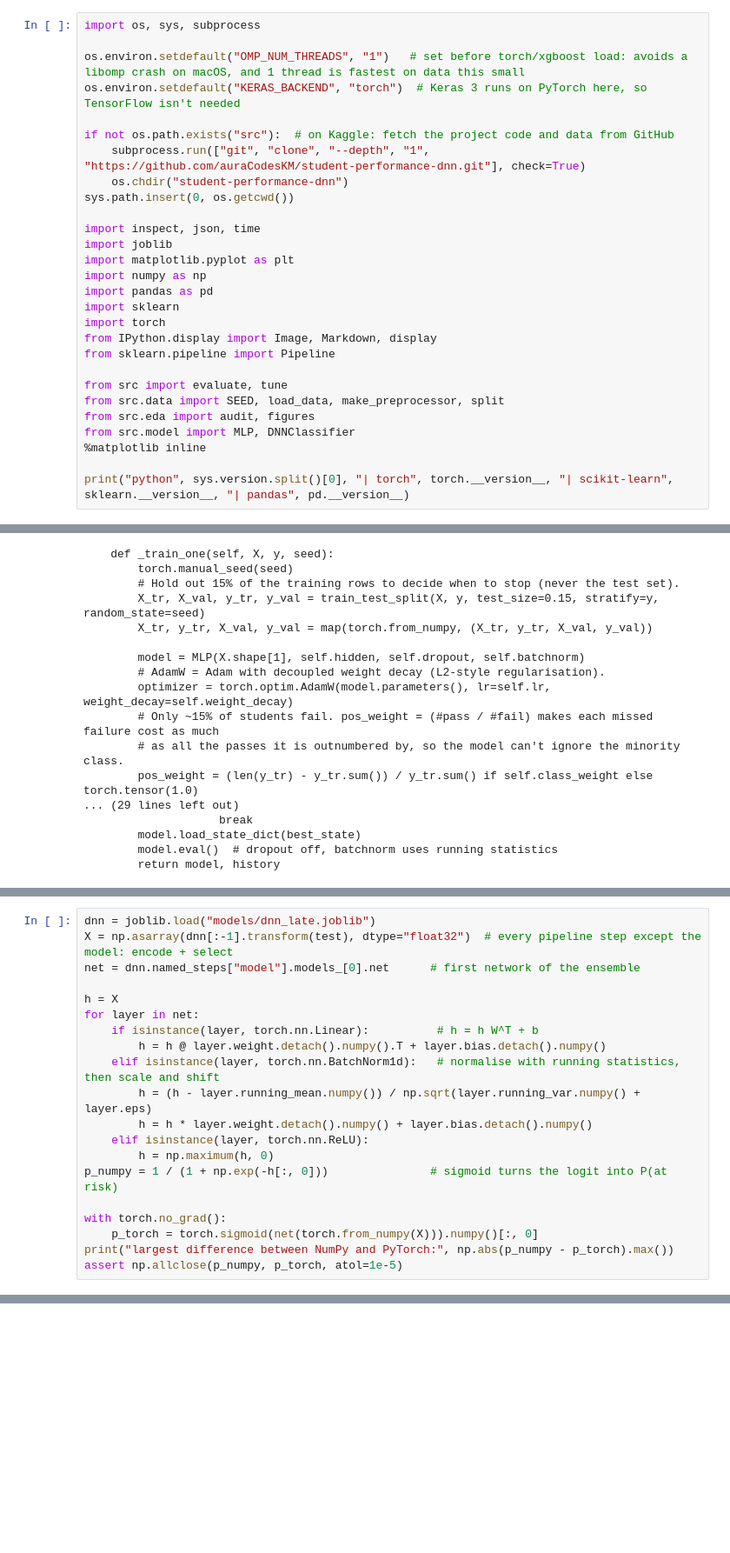
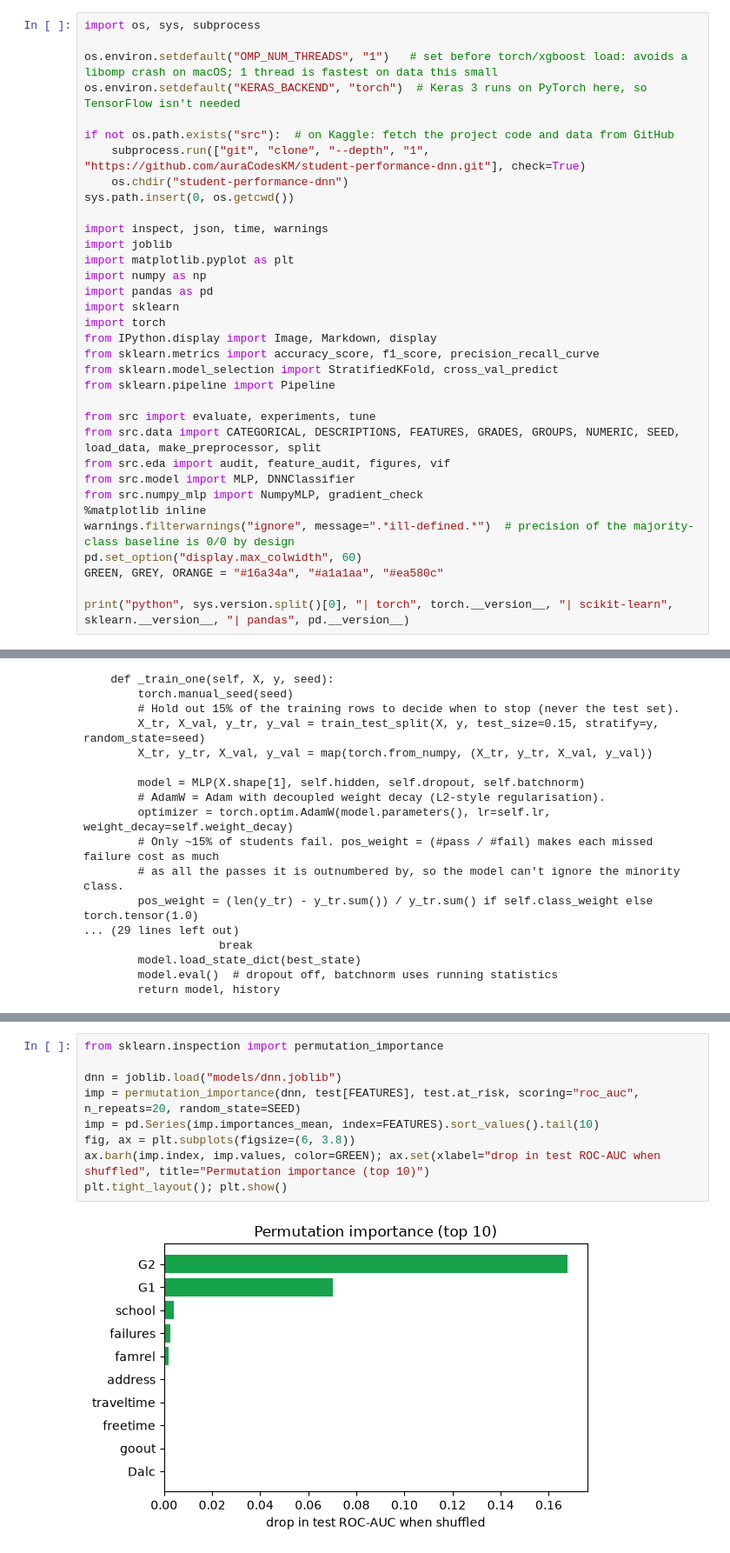
Before and after one commit to auraCodesKM/student-performance-dnn, a Jupyter notebook: student_performance_dnn.ipynb, the cells around one changed output, grey strips where cells are left out. Shown at 87% size. Saved outputs shown, nothing was run; the diff lists cells and outputs as text; blank space fills up the shorter version.

```diff
--- a/student_performance_dnn.ipynb
+++ b/student_performance_dnn.ipynb
@@ -34,7 +30,7 @@ The code lives in `src/`, one file per stage, and every section below calls it.
 # %%
 import os, sys, subprocess
 
-os.environ.setdefault("OMP_NUM_THREADS", "1")   # set before torch/xgboost load: avoids a libomp crash on macOS, and 1 thread is fastest on data this small
+os.environ.setdefault("OMP_NUM_THREADS", "1")   # set before torch/xgboost load: avoids a libomp crash on macOS; 1 thread is fastest on data this small
 os.environ.setdefault("KERAS_BACKEND", "torch")  # Keras 3 runs on PyTorch here, so TensorFlow isn't needed
 
 if not os.path.exists("src"):  # on Kaggle: fetch the project code and data from GitHub
@@ -42,7 +38,7 @@ if not os.path.exists("src"):  # on Kaggle: fetch the project code and data from
     os.chdir("student-performance-dnn")
 sys.path.insert(0, os.getcwd())
 
-import inspect, json, time
+import inspect, json, time, warnings
 import joblib
 import matplotlib.pyplot as plt
 import numpy as np
@@ -50,13 +46,19 @@ import pandas as pd
 import sklearn
 import torch
 from IPython.display import Image, Markdown, display
+from sklearn.metrics import accuracy_score, f1_score, precision_recall_curve
+from sklearn.model_selection import StratifiedKFold, cross_val_predict
 from sklearn.pipeline import Pipeline
 
-from src import evaluate, tune
-from src.data import SEED, load_data, make_preprocessor, split
-from src.eda import audit, figures
+from src import evaluate, experiments, tune
+from src.data import CATEGORICAL, DESCRIPTIONS, FEATURES, GRADES, GROUPS, NUMERIC, SEED, load_data, make_preprocessor, split
+from src.eda import audit, feature_audit, figures, vif
 from src.model import MLP, DNNClassifier
+from src.numpy_mlp import NumpyMLP, gradient_check
 %matplotlib inline
+warnings.filterwarnings("ignore", message=".*ill-defined.*")  # precision of the majority-class baseline is 0/0 by design
+pd.set_option("display.max_colwidth", 60)
+GREEN, GREY, ORANGE = "#16a34a", "#a1a1aa", "#ea580c"
 
 print("python", sys.version.split()[0], "| torch", torch.__version__, "| scikit-learn", sklearn.__version__, "| pandas", pd.__version__)
 # %% [output]
@@ -439,20 +389,0 @@ A trained network is matrix multiplications plus simple element-wise functions.
-# %%
-dnn = joblib.load("models/dnn_late.joblib")
-X = np.asarray(dnn[:-1].transform(test), dtype="float32")  # every pipeline step except the model: encode + select
-net = dnn.named_steps["model"].models_[0].net      # first network of the ensemble
-
-h = X
-for layer in net:
-    if isinstance(layer, torch.nn.Linear):          # h = h W^T + b
-        h = h @ layer.weight.detach().numpy().T + layer.bias.detach().numpy()
-    elif isinstance(layer, torch.nn.BatchNorm1d):   # normalise with running statistics, then scale and shift
-        h = (h - layer.running_mean.numpy()) / np.sqrt(layer.running_var.numpy() + layer.eps)
-        h = h * layer.weight.detach().numpy() + layer.bias.detach().numpy()
-    elif isinstance(layer, torch.nn.ReLU):
-        h = np.maximum(h, 0)
-p_numpy = 1 / (1 + np.exp(-h[:, 0]))               # sigmoid turns the logit into P(at risk)
-
-with torch.no_grad():
-    p_torch = torch.sigmoid(net(torch.from_numpy(X))).numpy()[:, 0]
-print("largest difference between NumPy and PyTorch:", np.abs(p_numpy - p_torch).max())
-assert np.allclose(p_numpy, p_torch, atol=1e-5)
@@ -489,0 +511,11 @@ Every decision and its evidence is in `DECISIONS.md`. Full tables are in `result
+# %%
+from sklearn.inspection import permutation_importance
+
+dnn = joblib.load("models/dnn.joblib")
+imp = permutation_importance(dnn, test[FEATURES], test.at_risk, scoring="roc_auc", n_repeats=20, random_state=SEED)
+imp = pd.Series(imp.importances_mean, index=FEATURES).sort_values().tail(10)
+fig, ax = plt.subplots(figsize=(6, 3.8))
+ax.barh(imp.index, imp.values, color=GREEN); ax.set(xlabel="drop in test ROC-AUC when shuffled", title="Permutation importance (top 10)")
+plt.tight_layout(); plt.show()
+# %% [output]
+[figure, added]
```
Also changed, not shown: parts of 72 cells of this notebook.
